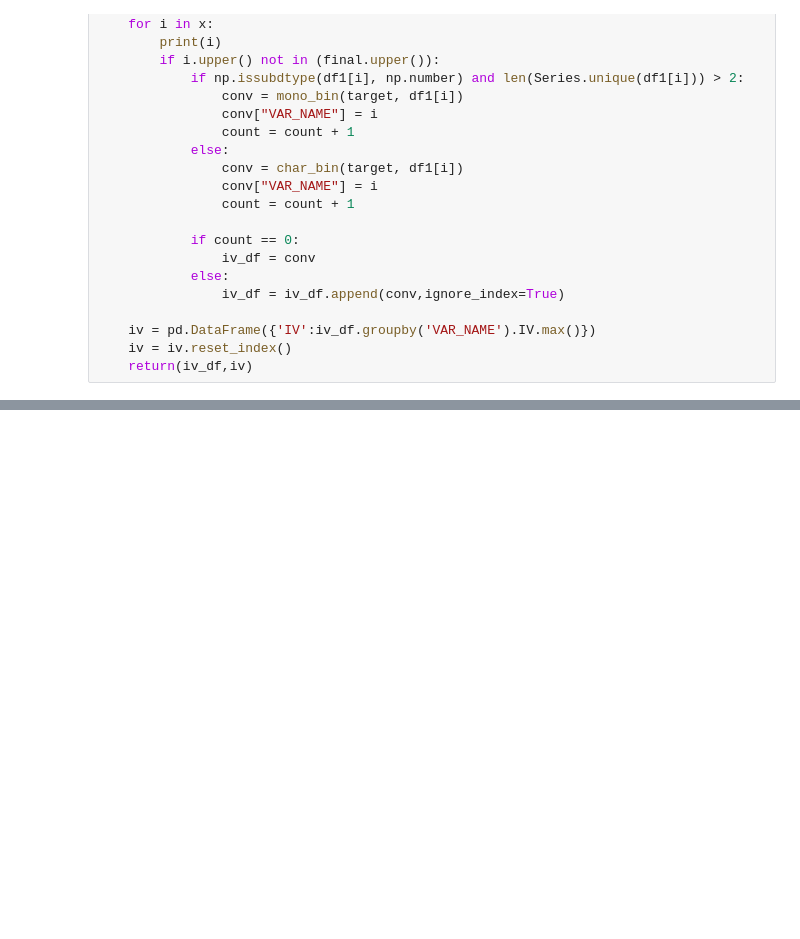
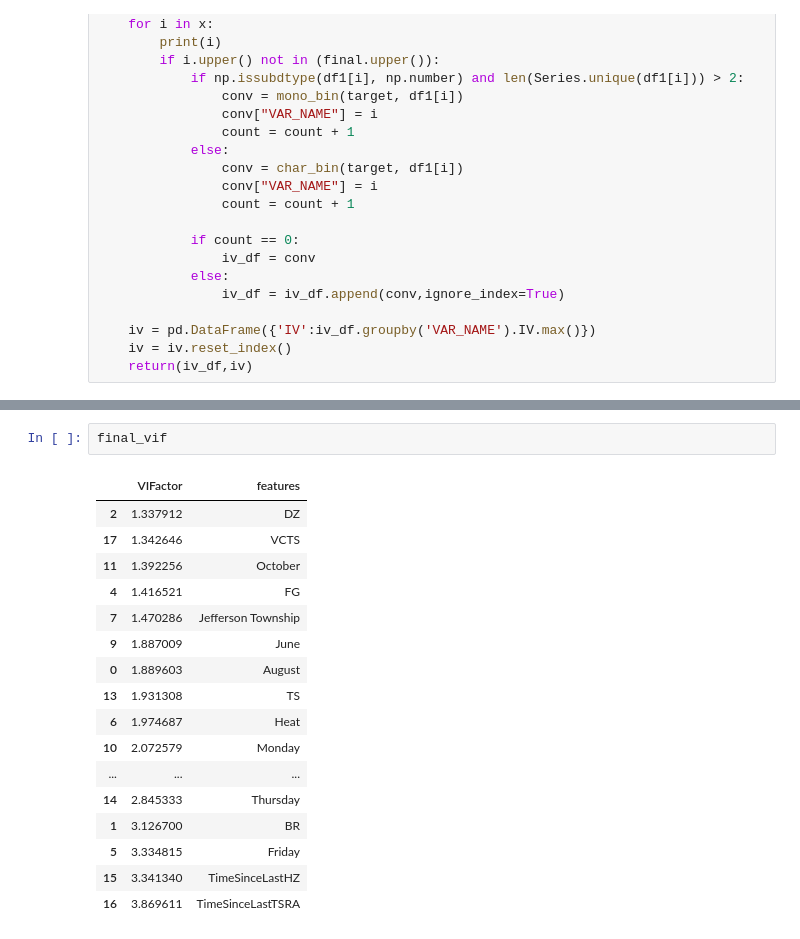
Before and after one commit to jasonhua805/WestNileVirus, a Jupyter notebook: Capstone 2 - Data Preprocessing Part 2.ipynb, the cells around one changed output, grey strips where cells are left out. Drawn from its saved outputs; the diff is of its cells as text; blank space fills up the shorter version.

```diff
--- a/Capstone 2 - Data Preprocessing Part 2.ipynb
+++ b/Capstone 2 - Data Preprocessing Part 2.ipynb
@@ -283 +379,21 @@ Iteration # 13
 Complete
+# %%
+final_vif
+# %% [output]
+|  | VIFactor | features |
+| 2 | 1.337912 | DZ |
+| 17 | 1.342646 | VCTS |
+| 11 | 1.392256 | October |
+| 4 | 1.416521 | FG |
+| 7 | 1.470286 | Jefferson Township |
+| 9 | 1.887009 | June |
+| 0 | 1.889603 | August |
+| 13 | 1.931308 | TS |
+| 6 | 1.974687 | Heat |
+| 10 | 2.072579 | Monday |
+| ... | ... | ... |
+| 14 | 2.845333 | Thursday |
+| 1 | 3.126700 | BR |
+| 5 | 3.334815 | Friday |
+| 15 | 3.341340 | TimeSinceLastHZ |
+| 16 | 3.869611 | TimeSinceLastTSRA |
```
Also changed, not shown: parts of 8 cells of this notebook, 4 other files.
